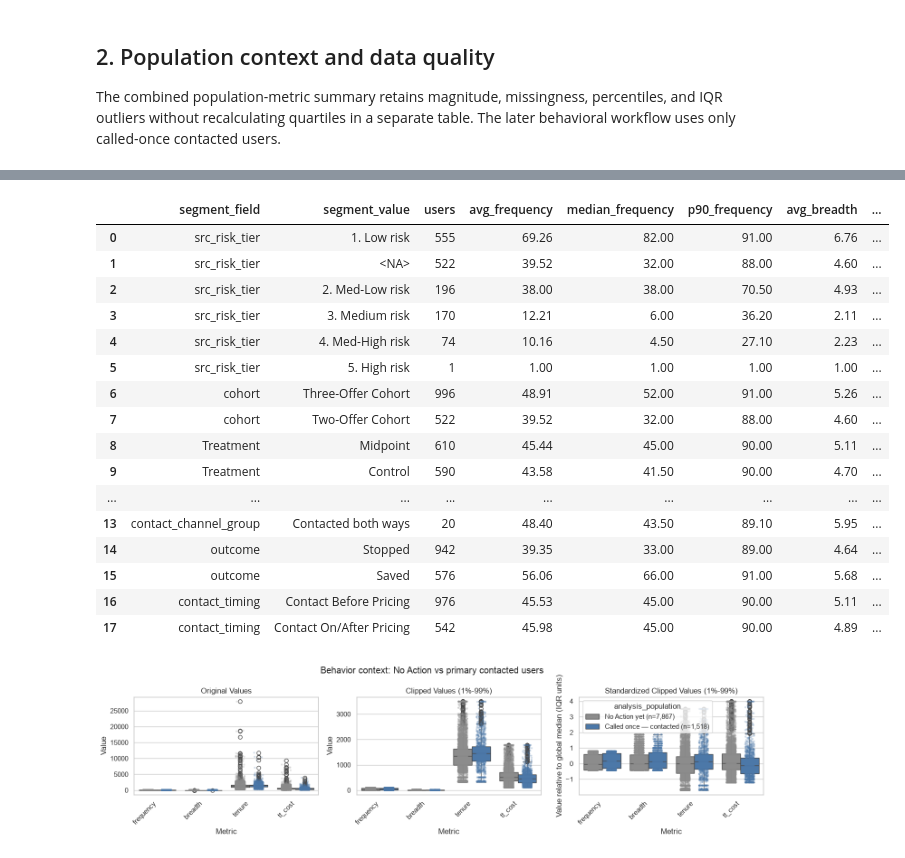
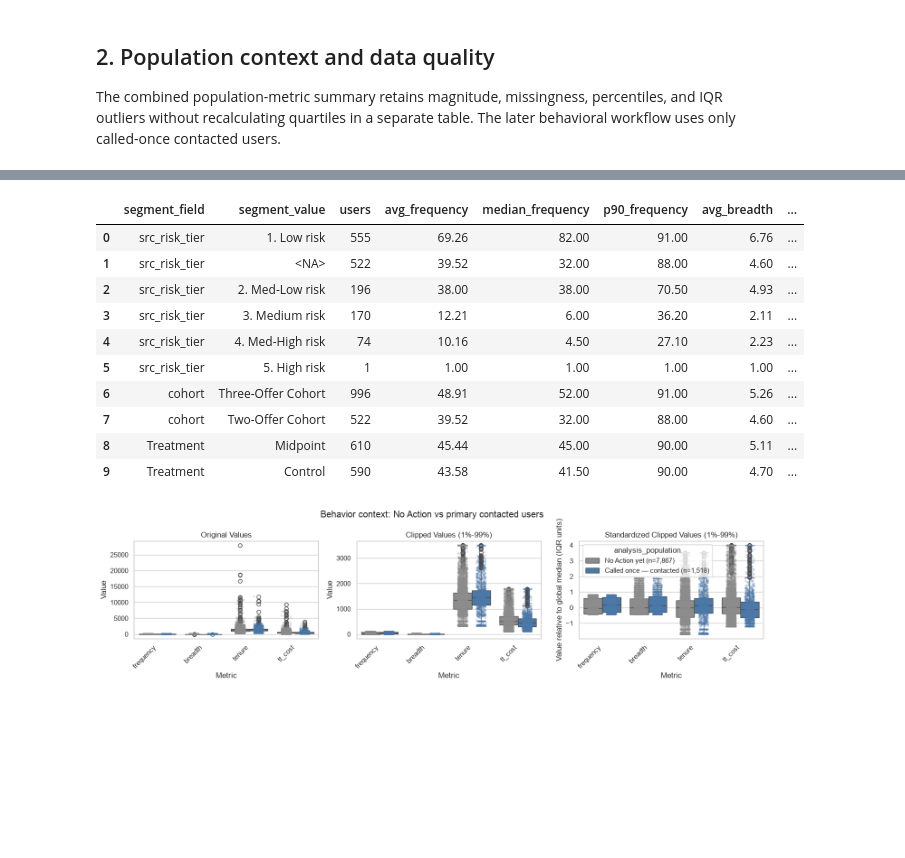
Before and after one commit to ying-gannett/stop_save_pChurn, a Jupyter notebook: src/notebooks/EDA_complete.ipynb, the cells around one changed output, grey strips where cells are left out. Saved outputs shown, nothing was run; the diff lists cells and outputs as text; code cells hidden in the pictures; blank space fills up the shorter version.

```diff
--- a/src/notebooks/EDA_complete.ipynb
+++ b/src/notebooks/EDA_complete.ipynb
@@ -233,31 +222,25 @@ display(distribution_summary)
 # %%
 segment_summaries = []
 for segment in SUMMARY_SEGMENT_FIELDS:
     summary = build_segment_summary(df_analysis, segment, NUMERIC_FIELDS)
     summary = summary.rename(columns={segment: "segment_value"})
     summary.insert(0, "segment_field", segment)
     segment_summaries.append(summary)
 segment_summaries = pd.concat(segment_summaries, ignore_index=True)
 segment_summaries.to_csv(TABLE_DIR / "primary_segment_summaries.csv", index=False)
-segment_summaries
+segment_summaries.head(10)
 # %% [output]
 |  | segment_field | segment_value | users | avg_frequency | median_frequency | p90_frequency | avg_breadth | ... |
 | 0 | src_risk_tier | 1. Low risk | 555 | 69.26 | 82.00 | 91.00 | 6.76 | ... |
 | 1 | src_risk_tier | <NA> | 522 | 39.52 | 32.00 | 88.00 | 4.60 | ... |
 | 2 | src_risk_tier | 2. Med-Low risk | 196 | 38.00 | 38.00 | 70.50 | 4.93 | ... |
 | 3 | src_risk_tier | 3. Medium risk | 170 | 12.21 | 6.00 | 36.20 | 2.11 | ... |
 | 4 | src_risk_tier | 4. Med-High risk | 74 | 10.16 | 4.50 | 27.10 | 2.23 | ... |
 | 5 | src_risk_tier | 5. High risk | 1 | 1.00 | 1.00 | 1.00 | 1.00 | ... |
 | 6 | cohort | Three-Offer Cohort | 996 | 48.91 | 52.00 | 91.00 | 5.26 | ... |
 | 7 | cohort | Two-Offer Cohort | 522 | 39.52 | 32.00 | 88.00 | 4.60 | ... |
 | 8 | Treatment | Midpoint | 610 | 45.44 | 45.00 | 90.00 | 5.11 | ... |
 | 9 | Treatment | Control | 590 | 43.58 | 41.50 | 90.00 | 4.70 | ... |
-| ... | ... | ... | ... | ... | ... | ... | ... | ... |
-| 13 | contact_channel_group | Contacted both ways | 20 | 48.40 | 43.50 | 89.10 | 5.95 | ... |
-| 14 | outcome | Stopped | 942 | 39.35 | 33.00 | 89.00 | 4.64 | ... |
-| 15 | outcome | Saved | 576 | 56.06 | 66.00 | 91.00 | 5.68 | ... |
-| 16 | contact_timing | Contact Before Pricing | 976 | 45.53 | 45.00 | 90.00 | 5.11 | ... |
-| 17 | contact_timing | Contact On/After Pricing | 542 | 45.98 | 45.00 | 90.00 | 4.89 | ... |
 # %%
 context_comparison = pd.concat(
     [
```
Also changed, not shown: parts of 5 cells of this notebook, 2 other files.
